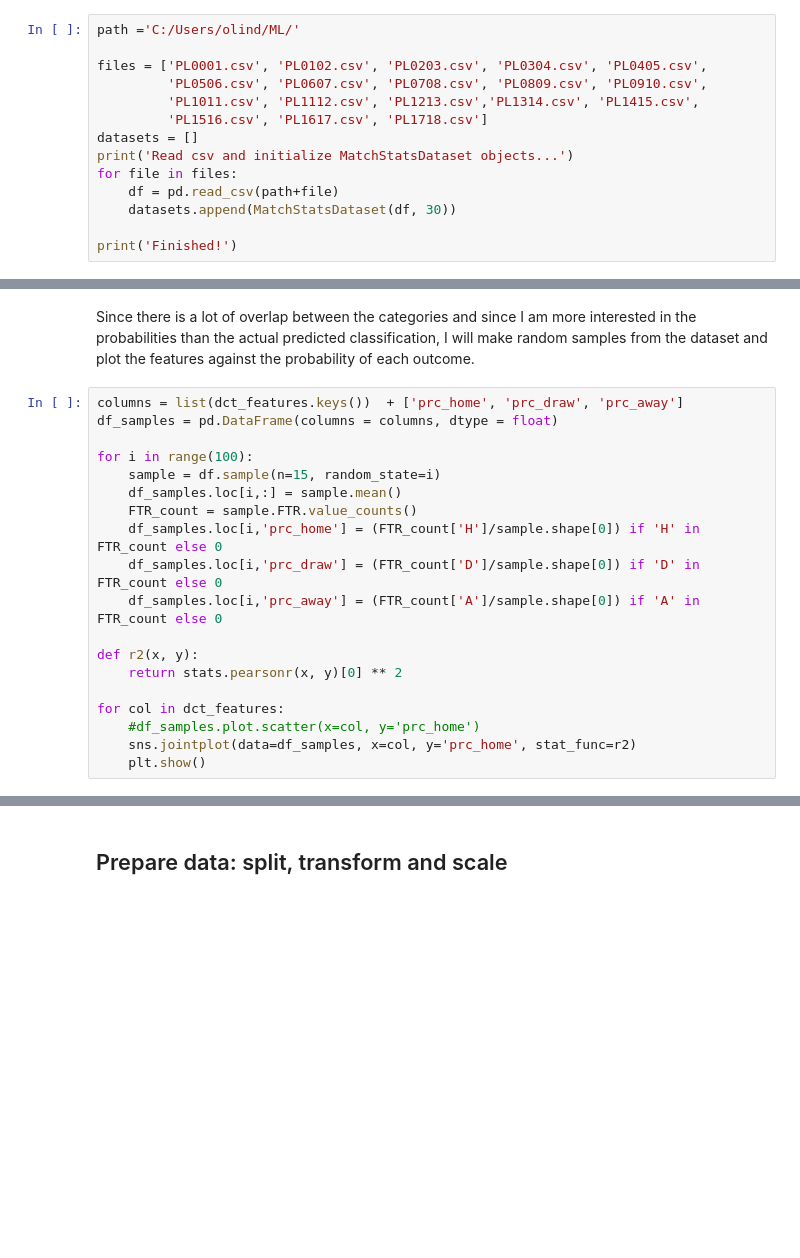
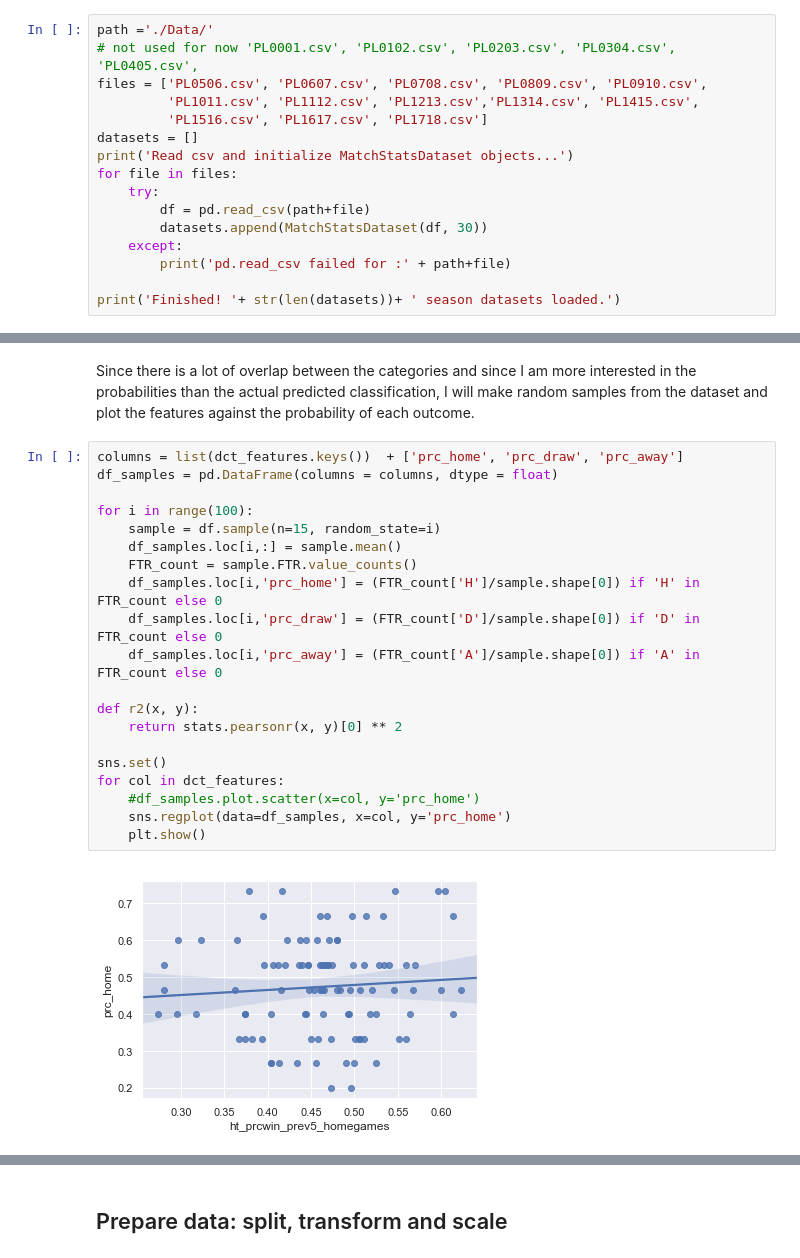
Before and after one commit to lindjoha/machinelearning-predicting-football-results, a Jupyter notebook: football_ml.ipynb, the cells around one changed output, grey strips where cells are left out. Saved outputs shown, nothing was run; the diff lists cells and outputs as text; blank space fills up the shorter version.

```diff
--- a/football_ml.ipynb
+++ b/football_ml.ipynb
@@ -28,18 +31,20 @@ from mypkg.football_ml_dataset import MatchStatsDataset
 ## Load data
 The data is loaded into MatchStatsDataset objects with data from one season in each. The first 30 matches in each season are dropped because some history is needed to make predictions. Results from last season is considered inadequate.
 # %%
-path ='C:/Users/olind/ML/'
-
-files = ['PL0001.csv', 'PL0102.csv', 'PL0203.csv', 'PL0304.csv', 'PL0405.csv',
-         'PL0506.csv', 'PL0607.csv', 'PL0708.csv', 'PL0809.csv', 'PL0910.csv',
+path ='./Data/'
+# not used for now 'PL0001.csv', 'PL0102.csv', 'PL0203.csv', 'PL0304.csv', 'PL0405.csv',
+files = ['PL0506.csv', 'PL0607.csv', 'PL0708.csv', 'PL0809.csv', 'PL0910.csv',
          'PL1011.csv', 'PL1112.csv', 'PL1213.csv','PL1314.csv', 'PL1415.csv',
          'PL1516.csv', 'PL1617.csv', 'PL1718.csv']
 datasets = []
 print('Read csv and initialize MatchStatsDataset objects...')
 for file in files:
-    df = pd.read_csv(path+file)
-    datasets.append(MatchStatsDataset(df, 30))
+    try:
+        df = pd.read_csv(path+file)
+        datasets.append(MatchStatsDataset(df, 30))
+    except:
+        print('pd.read_csv failed for :' + path+file)
 
-print('Finished!')
+print('Finished! '+ str(len(datasets))+ ' season datasets loaded.')
 # %% [output]
 Read csv and initialize MatchStatsDataset objects...
@@ -89,19 +104,22 @@ Since there is a lot of overlap between the categories and since I am more inter
 # %%
 columns = list(dct_features.keys())  + ['prc_home', 'prc_draw', 'prc_away']
 df_samples = pd.DataFrame(columns = columns, dtype = float)
 
 for i in range(100):
     sample = df.sample(n=15, random_state=i)
     df_samples.loc[i,:] = sample.mean()
     FTR_count = sample.FTR.value_counts()
     df_samples.loc[i,'prc_home'] = (FTR_count['H']/sample.shape[0]) if 'H' in FTR_count else 0
     df_samples.loc[i,'prc_draw'] = (FTR_count['D']/sample.shape[0]) if 'D' in FTR_count else 0
     df_samples.loc[i,'prc_away'] = (FTR_count['A']/sample.shape[0]) if 'A' in FTR_count else 0
 
 def r2(x, y):
     return stats.pearsonr(x, y)[0] ** 2
 
+sns.set()
 for col in dct_features:
     #df_samples.plot.scatter(x=col, y='prc_home')
-    sns.jointplot(data=df_samples, x=col, y='prc_home', stat_func=r2)
+    sns.regplot(data=df_samples, x=col, y='prc_home')
     plt.show()
+# %% [output]
+[figure, added]
```
Also changed, not shown: parts of 14 cells of this notebook.
